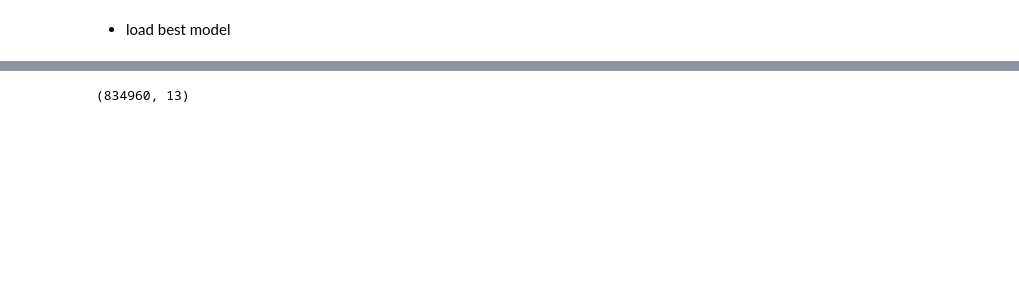
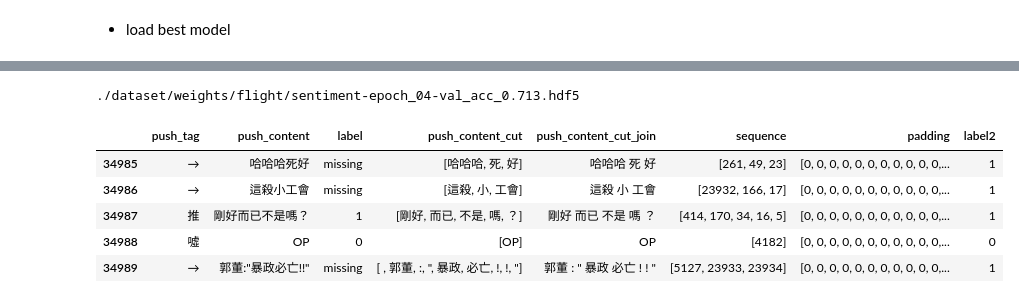
Before and after one commit to z76316/See26, a Jupyter notebook: model/sentiment-analysis.ipynb, the cells around one changed output, grey strips where cells are left out. Saved outputs shown, nothing was run; the diff lists cells and outputs as text; code cells hidden in the pictures; blank space fills up the shorter version.

Commit message:
refactor sentiment-analysis

```diff
--- a/model/sentiment-analysis.ipynb
+++ b/model/sentiment-analysis.ipynb
@@ -350,0 +191,15 @@ plot_history(history)
+# %%
+def make_dir(path):
+    if not os.path.exists(path):
+        os.makedirs(path)
+
+early_stopping = EarlyStopping(monitor='val_acc', mode='max', verbose=1, patience=10, min_delta=0.001)
+
+dir_name='flight'
+dir_path=os.path.join('.','dataset','weights',dir_name)
+make_dir(dir_path)
+
+file_name = 'sentiment'
+file_name += '-'+"epoch_{epoch:02d}-val_acc_{val_acc:.3f}.hdf5"
+path=os.path.join(dir_path,file_name)
+checkpointer = ModelCheckpoint(filepath=path, verbose=1, monitor='val_acc', save_best_only=True, mode='max', period=1)
@@ -495,4 +256,9 @@ pushs_and_articles.head(2)
-# %%
-pushs_and_articles.shape
-# %% [output]
-(834960, 13)
+# %%
+weights=glob(os.path.join(dir_path,'*'))
+weights.sort()
+best_weight=weights[-1]
+print(best_weight)
+
+best_nn=load_model(best_weight)
+# %% [output]
+./dataset/weights/flight/sentiment-epoch_04-val_acc_0.713.hdf5
@@ -498,0 +269,12 @@ pushs_and_articles.shape
+# %%
+df_all['label2']=df_all['label']
+c=df_all.label2=='missing'
+df_all.loc[c,'label2']=y_test
+df_all.tail()
+# %% [output]
+|  | push_tag | push_content | label | push_content_cut | push_content_cut_join | sequence | padding | label2 |
+| 34985 | → | 哈哈哈死好 | missing | [哈哈哈, 死, 好] | 哈哈哈 死 好 | [261, 49, 23] | [0, 0, 0, 0, 0, 0, 0, 0, 0, 0, 0,... | 1 |
+| 34986 | → | 這殺小工會 | missing | [這殺, 小, 工會] | 這殺 小 工會 | [23932, 166, 17] | [0, 0, 0, 0, 0, 0, 0, 0, 0, 0, 0,... | 1 |
+| 34987 | 推 | 剛好而已不是嗎？ | 1 | [剛好, 而已, 不是, 嗎, ？] | 剛好 而已 不是 嗎 ？ | [414, 170, 34, 16, 5] | [0, 0, 0, 0, 0, 0, 0, 0, 0, 0, 0,... | 1 |
+| 34988 | 噓 | OP | 0 | [OP] | OP | [4182] | [0, 0, 0, 0, 0, 0, 0, 0, 0, 0, 0,... | 0 |
+| 34989 | → | 郭董:"暴政必亡!!" | missing | [ , 郭董, :, ", 暴政, 必亡, !, !, "] | 郭董 : " 暴政 必亡 ! ! " | [5127, 23933, 23934] | [0, 0, 0, 0, 0, 0, 0, 0, 0, 0, 0,... | 1 |
```
Also changed, not shown: parts of 47 cells of this notebook, 3 other files.
